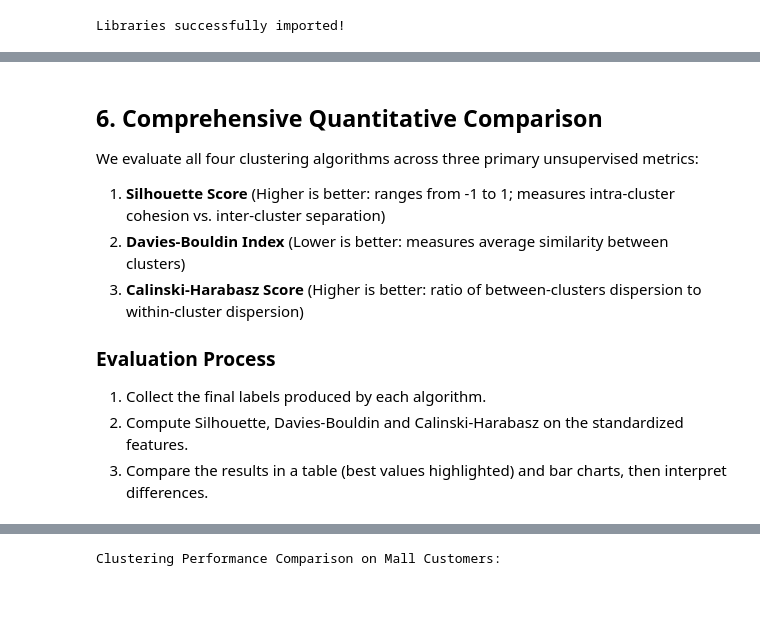
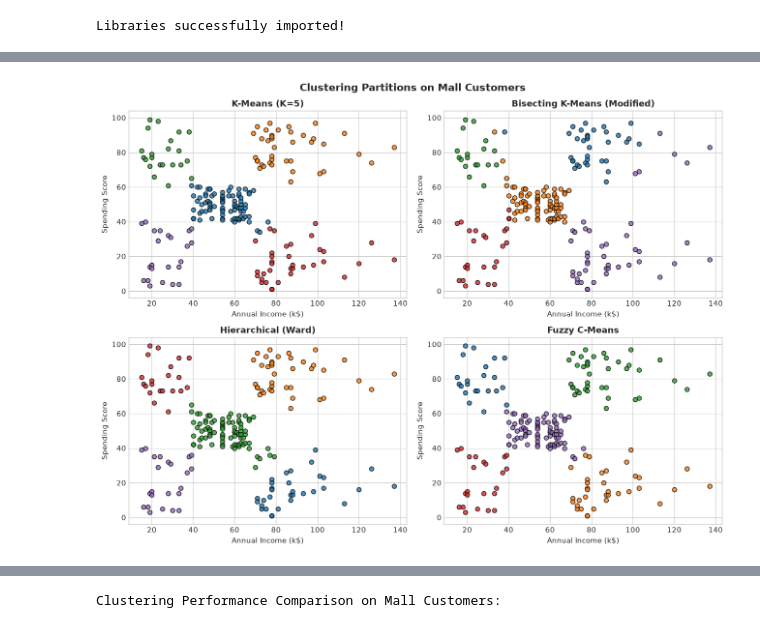
Before and after one commit to Atik203/ML-Algorithms, a Jupyter notebook: notebooks/01_clustering_algorithms.ipynb, the cells around one changed output, grey strips where cells are left out. Drawn from its saved outputs; the diff is of its cells as text; code cells hidden in the pictures; blank space fills up the shorter version.

```diff
--- a/notebooks/01_clustering_algorithms.ipynb
+++ b/notebooks/01_clustering_algorithms.ipynb
@@ -419,20 +261,6 @@ fcm.fit(X_mall_scaled)
 fcm_labels = fcm.labels_
 fcm_centers = scaler.inverse_transform(fcm.cluster_centers_)
 
-# ---- Visualize the hard partition derived from the soft memberships ----
-plt.figure(figsize=(9, 6))
-for cluster_id in range(optimal_k):
-    cluster_points = X_mall[fcm_labels == cluster_id]
-    plt.scatter(cluster_points[:, 0], cluster_points[:, 1], label=f'FCM Cluster {cluster_id + 1}', s=60, edgecolors='k', alpha=0.85)
-
-plt.scatter(fcm_centers[:, 0], fcm_centers[:, 1], c='gold', marker='*', s=350, label='FCM Centroids', edgecolors='k', linewidths=2)
-plt.title("Fuzzy C-Means (FCM) Hard Partition Representation", fontsize=14, fontweight='bold')
-plt.xlabel("Annual Income (k$)", fontsize=12)
-plt.ylabel("Spending Score (1-100)", fontsize=12)
-plt.legend(bbox_to_anchor=(1.02, 1), loc="upper left")
-plt.tight_layout()
-plt.show()
-
 # ---- Evaluation of the hard partition induced by the fuzzy memberships ----
 print(f"FCM Silhouette Score: {silhouette_score(X_mall_scaled, fcm_labels):.4f}")
 print(f"FCM Davies-Bouldin Index: {davies_bouldin_score(X_mall_scaled, fcm_labels):.4f}")
@@ -461,12 +270,22 @@ plt.show()
-# %% [markdown]
-## 6. Comprehensive Quantitative Comparison
-We evaluate all four clustering algorithms across three primary unsupervised metrics:
-1. **Silhouette Score** (Higher is better: ranges from -1 to 1; measures intra-cluster cohesion vs. inter-cluster separation)
-2. **Davies-Bouldin Index** (Lower is better: measures average similarity between clusters)
-3. **Calinski-Harabasz Score** (Higher is better: ratio of between-clusters dispersion to within-cluster dispersion)
-
-
-### Evaluation Process
-1. Collect the final labels produced by each algorithm.
-2. Compute Silhouette, Davies-Bouldin and Calinski-Harabasz on the standardized features.
-3. Compare the results in a table (best values highlighted) and bar charts, then interpret differences.
+# %%
+# ---- One combined view of all four clustering partitions ----
+fig, axes = plt.subplots(2, 2, figsize=(12, 9))
+partitions = [
+    ("K-Means (K=5)", kmeans_labels),
+    ("Bisecting K-Means (Modified)", bisecting_labels),
+    ("Hierarchical (Ward)", agg_labels),
+    ("Fuzzy C-Means", fcm_labels),
+]
+for ax, (title, labels) in zip(axes.flat, partitions):
+    for cluster_id in range(optimal_k):
+        pts = X_mall[labels == cluster_id]
+        ax.scatter(pts[:, 0], pts[:, 1], s=35, edgecolors='k', alpha=0.8)
+    ax.set_title(title, fontsize=12, fontweight='bold')
+    ax.set_xlabel("Annual Income (k$)")
+    ax.set_ylabel("Spending Score")
+
+plt.suptitle("Clustering Partitions on Mall Customers", fontsize=14, fontweight='bold')
+plt.tight_layout()
+plt.show()
+# %% [output]
+[figure, added]
```
Also changed, not shown: parts of 23 cells of this notebook, 23 other files.
